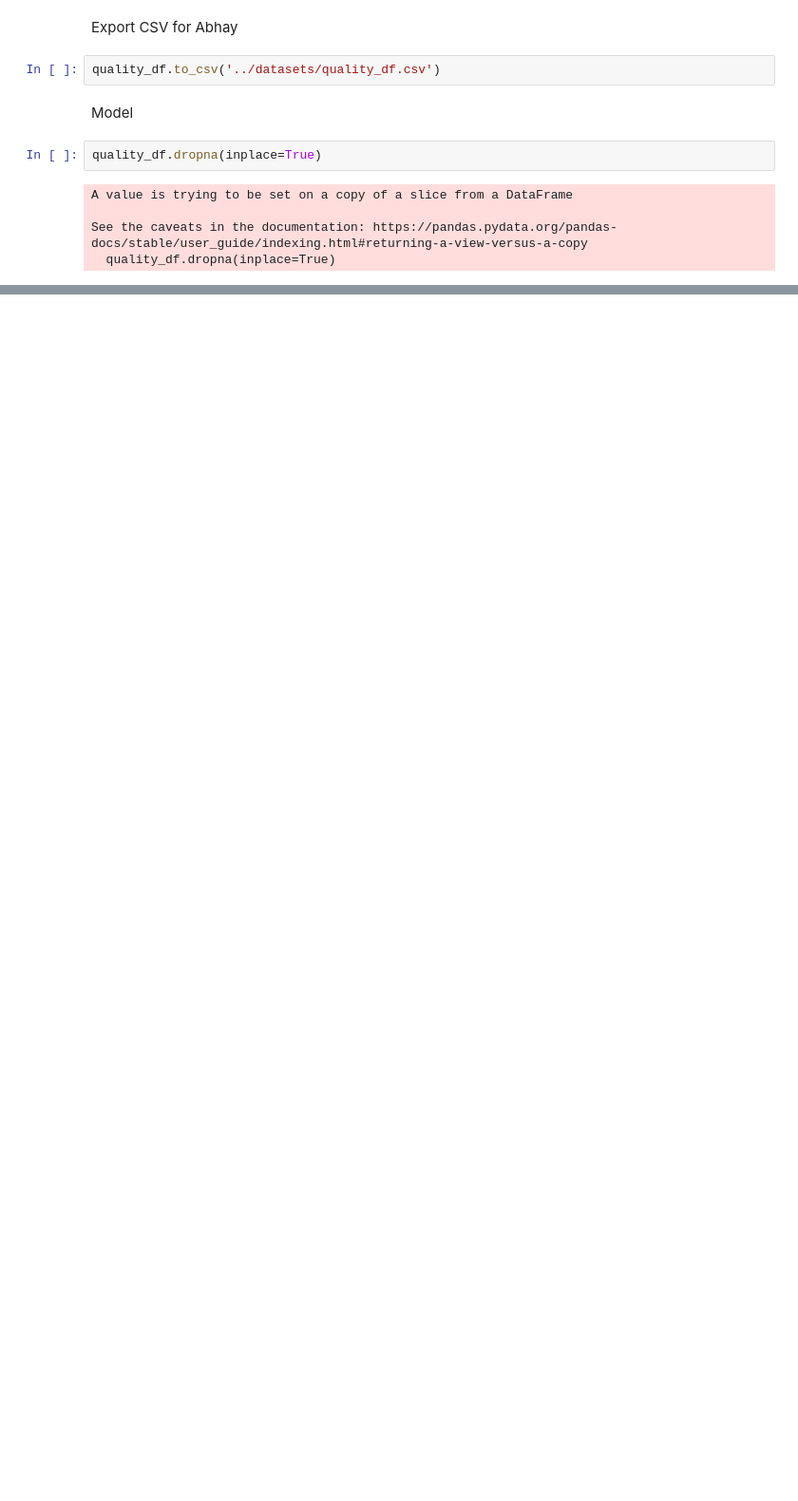
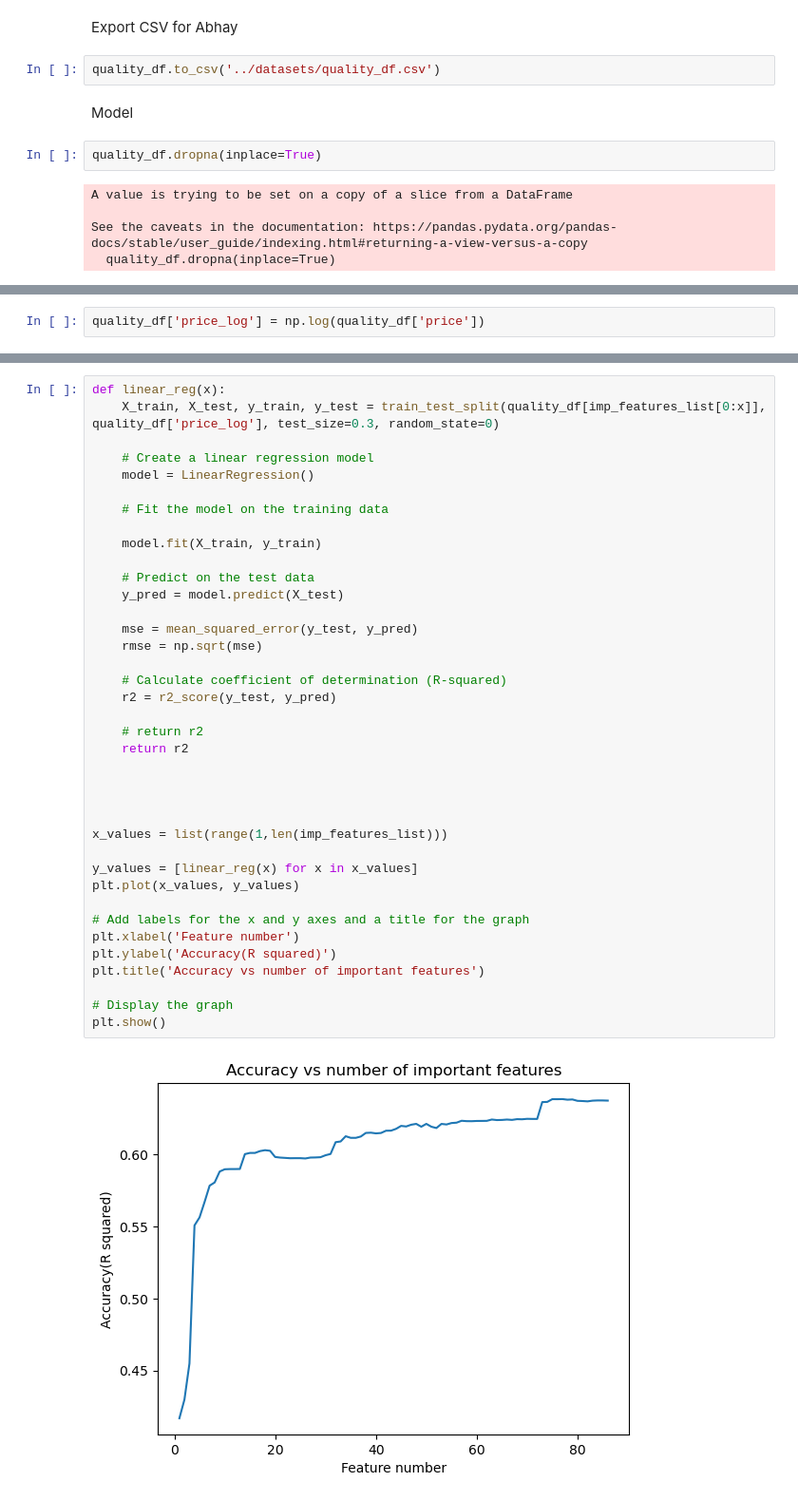
Before and after one commit to Arnesh997/FDS-Airbnb, a Jupyter notebook: abhay-6.ipynb, the cells around one changed output, grey strips where cells are left out. Shown at 95% size. Drawn from its saved outputs; the diff is of its cells as text; blank space fills up the shorter version.

Commit message:
adding visualisation

```diff
--- a/abhay-6.ipynb
+++ b/abhay-6.ipynb
@@ -578,0 +673,2 @@ R-squared: 0.554330223176576
+# %%
+quality_df['price_log'] = np.log(quality_df['price'])
@@ -578,0 +681,40 @@ R-squared: 0.554330223176576
+# %%
+def linear_reg(x):
+    X_train, X_test, y_train, y_test = train_test_split(quality_df[imp_features_list[0:x]], quality_df['price_log'], test_size=0.3, random_state=0)
+
+    # Create a linear regression model
+    model = LinearRegression()
+
+    # Fit the model on the training data
+
+    model.fit(X_train, y_train)
+
+    # Predict on the test data
+    y_pred = model.predict(X_test)
+
+    mse = mean_squared_error(y_test, y_pred)
+    rmse = np.sqrt(mse)
+
+    # Calculate coefficient of determination (R-squared)
+    r2 = r2_score(y_test, y_pred)
+
+    # return r2
+    return r2
+
+
+
+
+x_values = list(range(1,len(imp_features_list)))
+
+y_values = [linear_reg(x) for x in x_values]
+plt.plot(x_values, y_values)
+
+# Add labels for the x and y axes and a title for the graph
+plt.xlabel('Feature number')
+plt.ylabel('Accuracy(R squared)')
+plt.title('Accuracy vs number of important features')
+
+# Display the graph
+plt.show()
+# %% [output]
+[figure, added]
```
Also changed, not shown: parts of 11 cells of this notebook, 1 other file.
